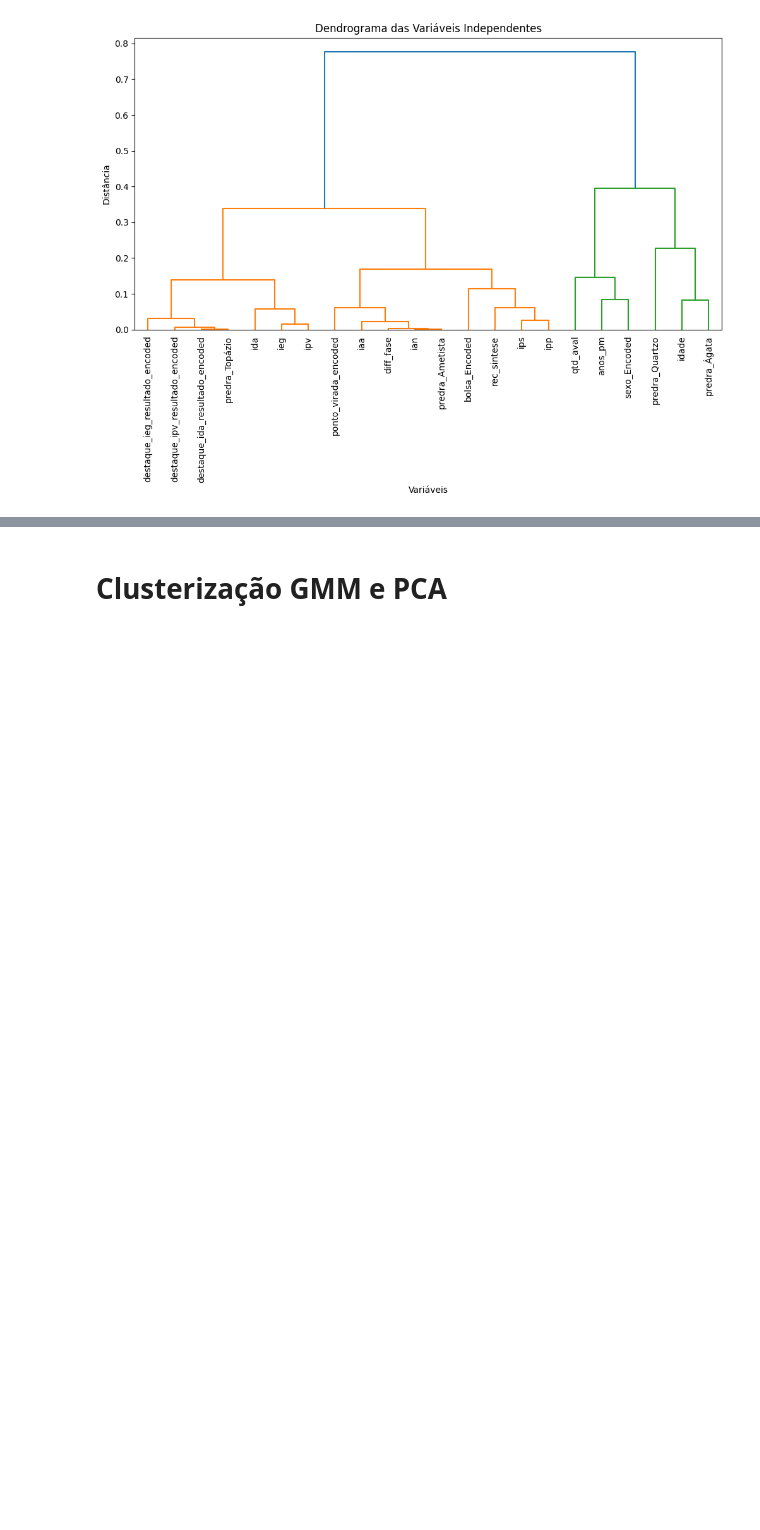
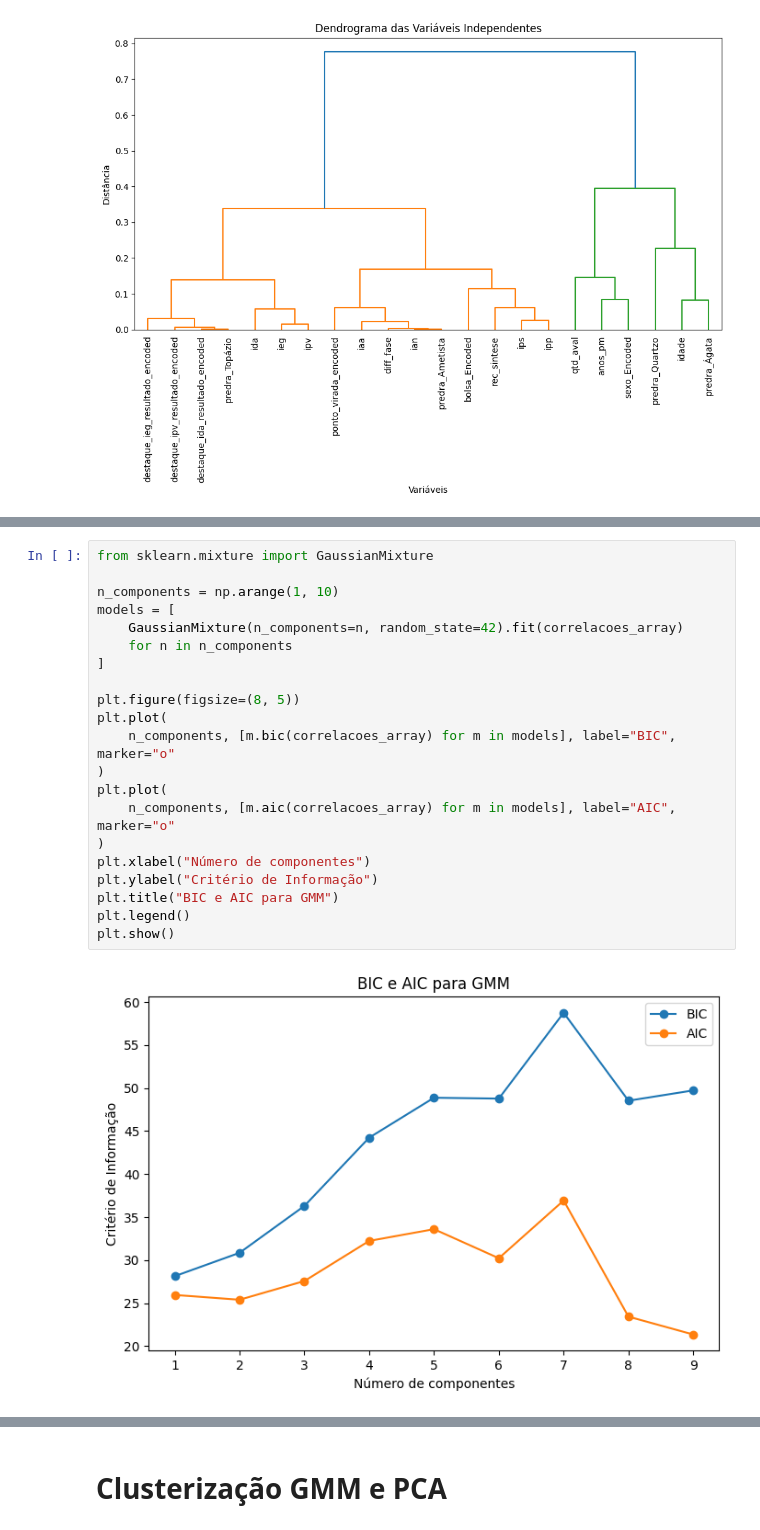
Before and after one commit to carlosvneves/fiap_datathonapp, a Jupyter notebook: notebooks/Clustering-Ranking.ipynb, the cells around one changed output, grey strips where cells are left out. Cells and saved outputs as stored; diff of their text form; blank space fills up the shorter version.

```diff
--- a/notebooks/Clustering-Ranking.ipynb
+++ b/notebooks/Clustering-Ranking.ipynb
@@ -801,0 +822,23 @@ fig.show()
+# %%
+from sklearn.mixture import GaussianMixture
+
+n_components = np.arange(1, 10)
+models = [
+    GaussianMixture(n_components=n, random_state=42).fit(correlacoes_array)
+    for n in n_components
+]
+
+plt.figure(figsize=(8, 5))
+plt.plot(
+    n_components, [m.bic(correlacoes_array) for m in models], label="BIC", marker="o"
+)
+plt.plot(
+    n_components, [m.aic(correlacoes_array) for m in models], label="AIC", marker="o"
+)
+plt.xlabel("Número de componentes")
+plt.ylabel("Critério de Informação")
+plt.title("BIC e AIC para GMM")
+plt.legend()
+plt.show()
+# %% [output]
+[figure, added]
```
Also changed, not shown: parts of 11 cells of this notebook.
